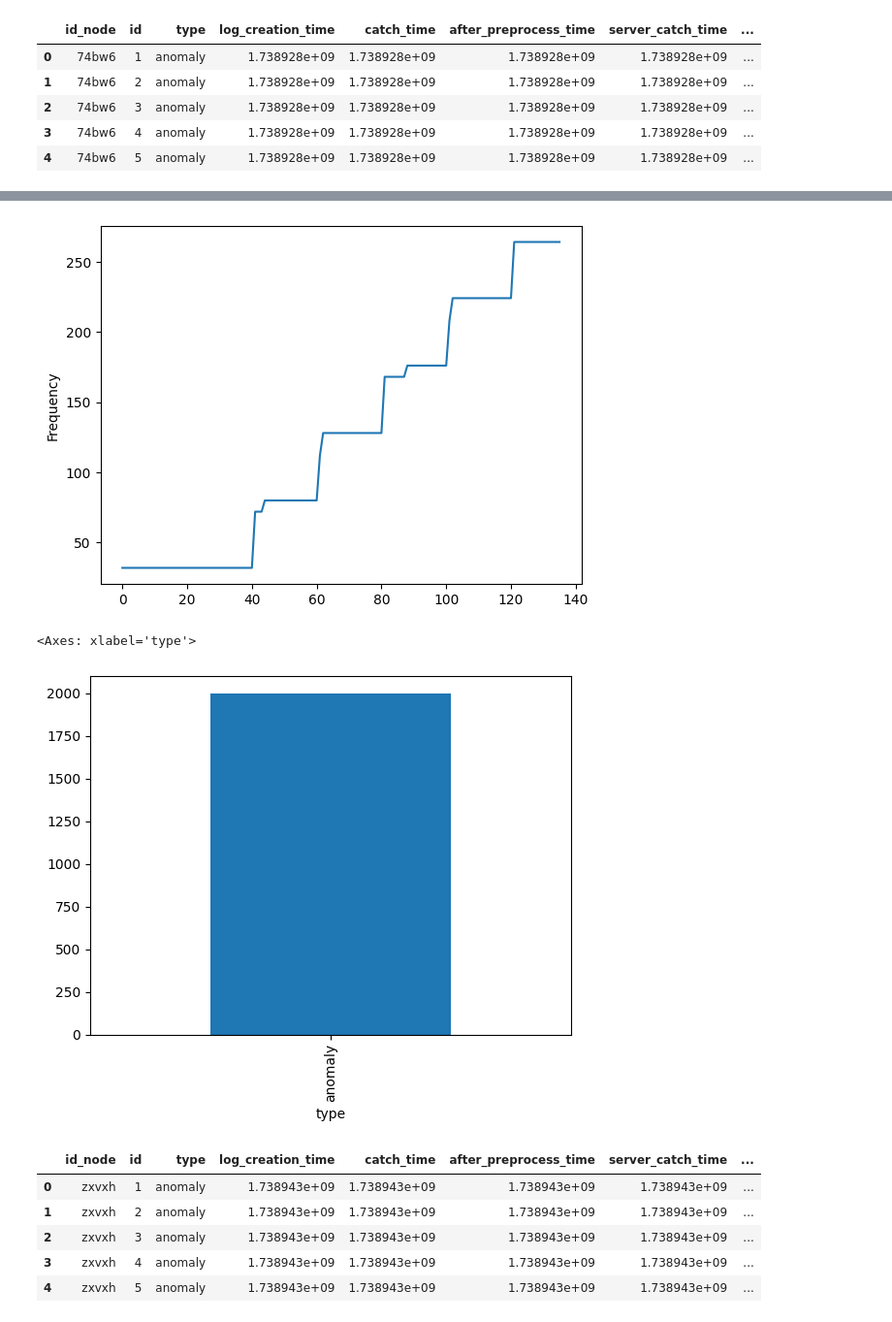
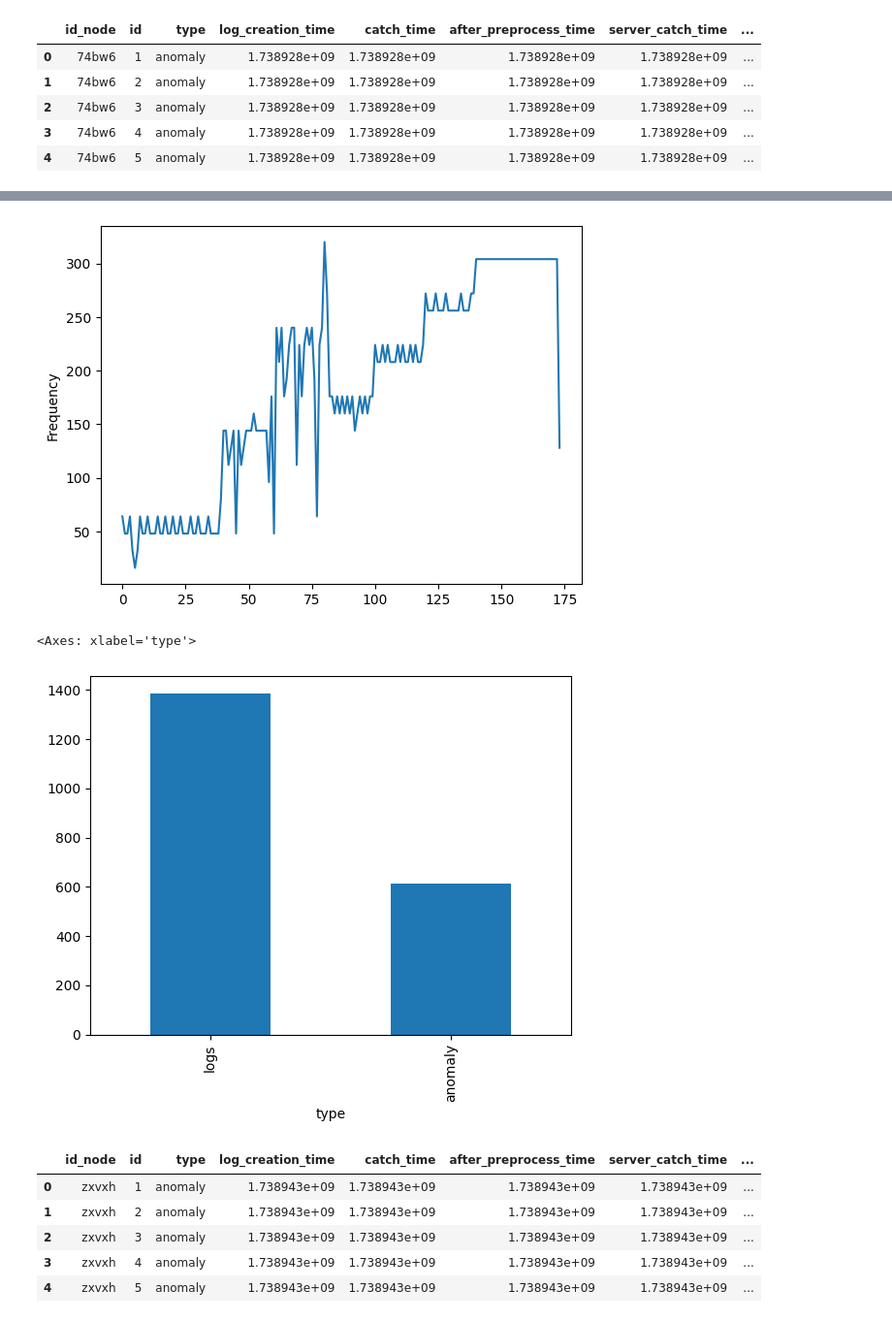
Before and after one commit to Lucaserf/ObsProject, a Jupyter notebook: data/data_visualization.ipynb, the cells around one changed output, grey strips where cells are left out. Shown at 97% size. Saved outputs shown, nothing was run; the diff lists cells and outputs as text; code cells hidden in the pictures.

```diff
--- a/data/data_visualization.ipynb
+++ b/data/data_visualization.ipynb
@@ -134,9 +134,9 @@ plt.plot(throughput.values)
 #get generation overall generation frequency
 import numpy as np
 
-batch = 8
+batch = 16
 
-df = pd.read_csv(f"data/data_batching/{batch}_batch.txt")
+# df = pd.read_csv(f"data/data_batching/{batch}_batch.txt")
 
 
 log_creation = df.log_creation_time - df.log_creation_time.min()
@@ -154,48 +154,48 @@ for i in log_creation:
 log_frequency = log_frequency*batch
 
 #make it monotonic increasing changing the decreasing values to the previous value
-for i in range(1,len(log_frequency)):
-    if log_frequency[i] < log_frequency[i-1]:
-        log_frequency[i] = log_frequency[i-1]
+# for i in range(1,len(log_frequency)):
+#     if log_frequency[i] < log_frequency[i-1]:
+#         log_frequency[i] = log_frequency[i-1]
 
 #get min and max values
 # min_val = log_frequency.min()
 # max_val = log_frequency.max()
 
 # min_val_x = log_creation.min()
 # max_val_x = log_creation.max()
 
 # log_frequency = log_creation.apply(lambda x: (x-min_val_x)/(max_val_x-min_val_x)*(max_val-min_val)+min_val)
 
 # log_frequency_t = []
 # for i in range(len(log_creation)):
 #     # get the closest value on log_frequency
 #     log_frequency_t.append(log_frequency[log_creation[i]])
 
 # log_frequency = np.array(log_frequency_t)
 
 
 
 
 #label y axis
 plt.ylabel("Frequency")
 plt.plot(log_frequency)
 
 # plt.hist(log_creation, bins=range(0,log_creation.max(),period))
 # plt.title("Log creation frequency")
 # plt.xlabel("Time (s)")
 # plt.ylabel("Frequency")
 
 plt.show()
 # %% [output]
-[figure, old version]
+[figure, new version]
 # %%
 #counting type logs
 
 df["type"].value_counts().plot(kind='bar')
 # %% [output]
 <Axes: xlabel='type'>
-[figure, old version]
+[figure, new version]
 # %%
 df.head()
 # %% [output]
```
Also changed, not shown: parts of 9 cells of this notebook, 17 other files.
